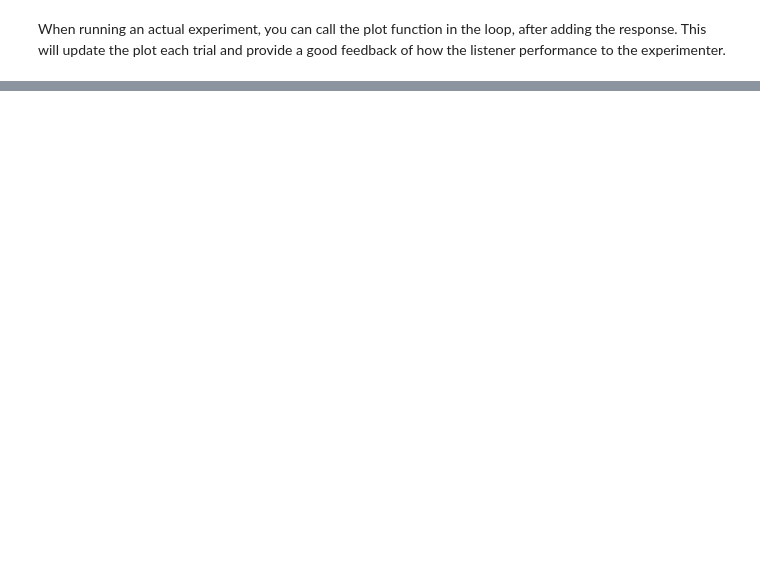
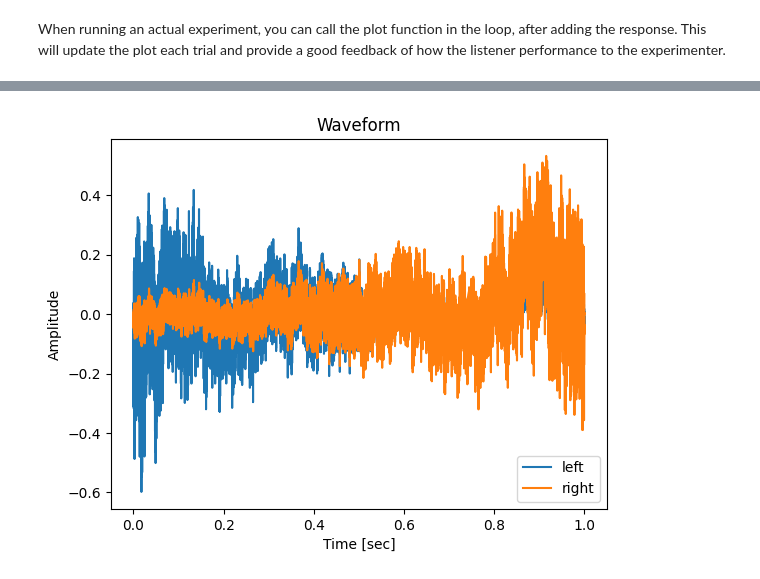
Before and after one commit to DrMarc/slab, a Jupyter notebook: slab_tutorial.ipynb, the cells around one changed output, grey strips where cells are left out. Cells and saved outputs as stored; diff of their text form; code cells hidden in the pictures; blank space fills up the shorter version.

```diff
--- a/slab_tutorial.ipynb
+++ b/slab_tutorial.ipynb
@@ -116,0 +127,8 @@ When running an actual experiment, you can call the plot function in the loop, a
+# %%
+slab.psychoacoustics.input_method = 'prompt'  # use Python 'prompt' to get responses in a Colab notebook
+stairs = slab.Staircase(start_val=0.8, n_reversals=2, step_type='db',
+            step_sizes=10, min_val=0, max_val=1, n_up=1, n_down=1)
+for depth in stairs:
+    stimulus = base_stimulus.am(frequency=10, depth=depth)
+    stairs.present_afc_trial(stimulus, base_stimulus)
+print(stairs.threshold(n=2))
@@ -116,0 +219,6 @@ When running an actual experiment, you can call the plot function in the loop, a
+# %%
+slab.ResultsFile.results_folder = 'MyResults'  # set the results folder
+subject_ID = 'MS01'  # each participant should have an anonymising identifier
+file = slab.ResultsFile(subject='MS')  # open the file (generating all needed folders)
+print(file.path)
+file.write(subject_ID, tag='ID')  # write something to the file (opened and closed for each write)
@@ -116,0 +278,14 @@ When running an actual experiment, you can call the plot function in the loop, a
+# %%
+noise = slab.Binaural.pinknoise(samplerate=44100)
+ils = slab.Binaural.make_interaural_level_spectrum()  # extract ILD per freq band from HRTF
+from_ild = slab.Binaural.azimuth_to_ild(-90, ils=ils)  # compute starting ILD and ITD
+from_itd = slab.Binaural.azimuth_to_itd(-90)
+to_ild = slab.Binaural.azimuth_to_ild(90, ils=ils)  # compute final ITD and ILD
+to_itd = slab.Binaural.azimuth_to_itd(90)
+noise_moving = noise.ild_ramp(from_ild, to_ild)  # apply the ramps
+noise_moving = noise_moving.itd_ramp(from_itd, to_itd)
+# %%
+noise_moving.waveform()
+noise_moving.play()
+# %% [output]
+[figure, added]
```
Also changed, not shown: parts of 62 cells of this notebook.
